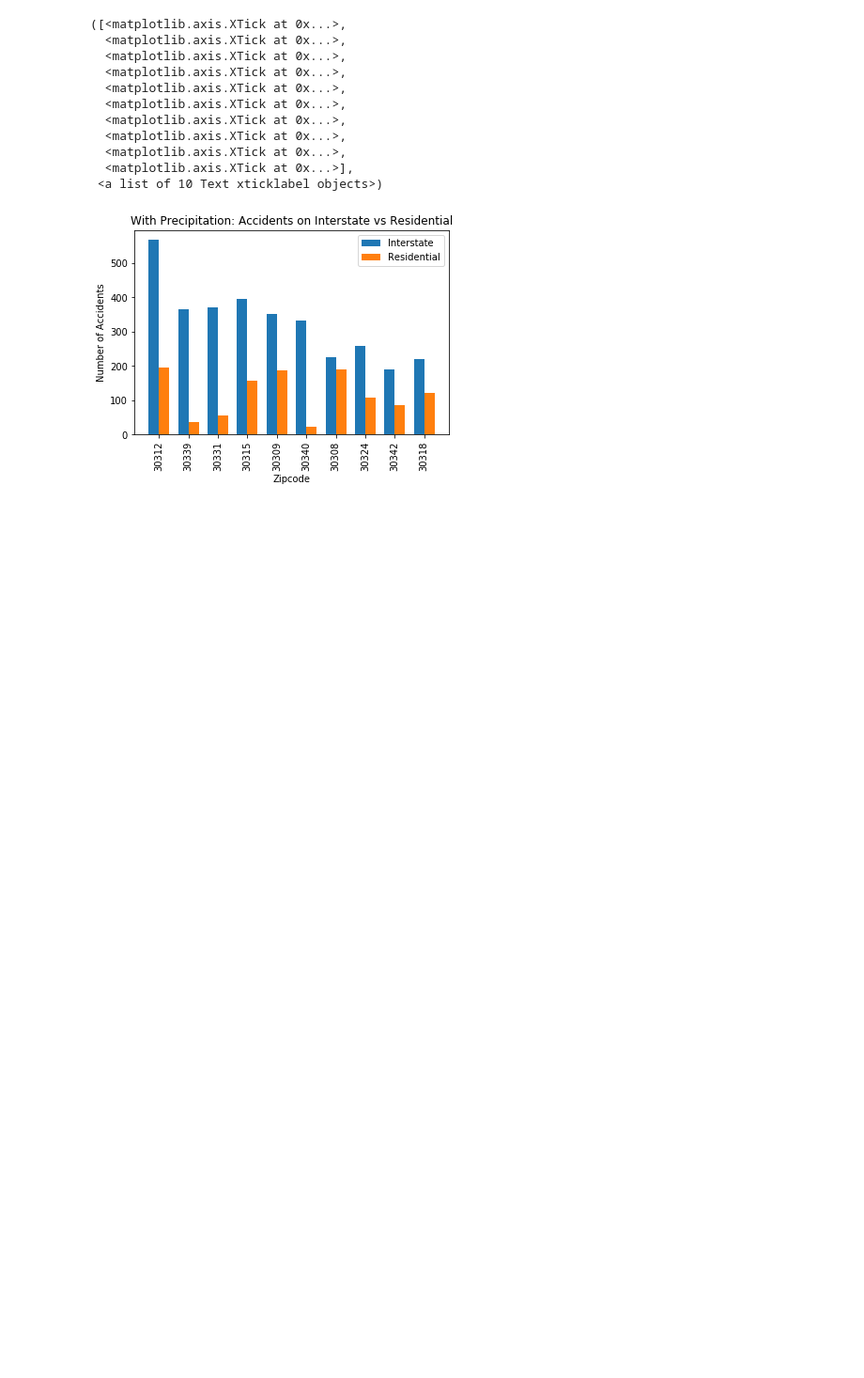
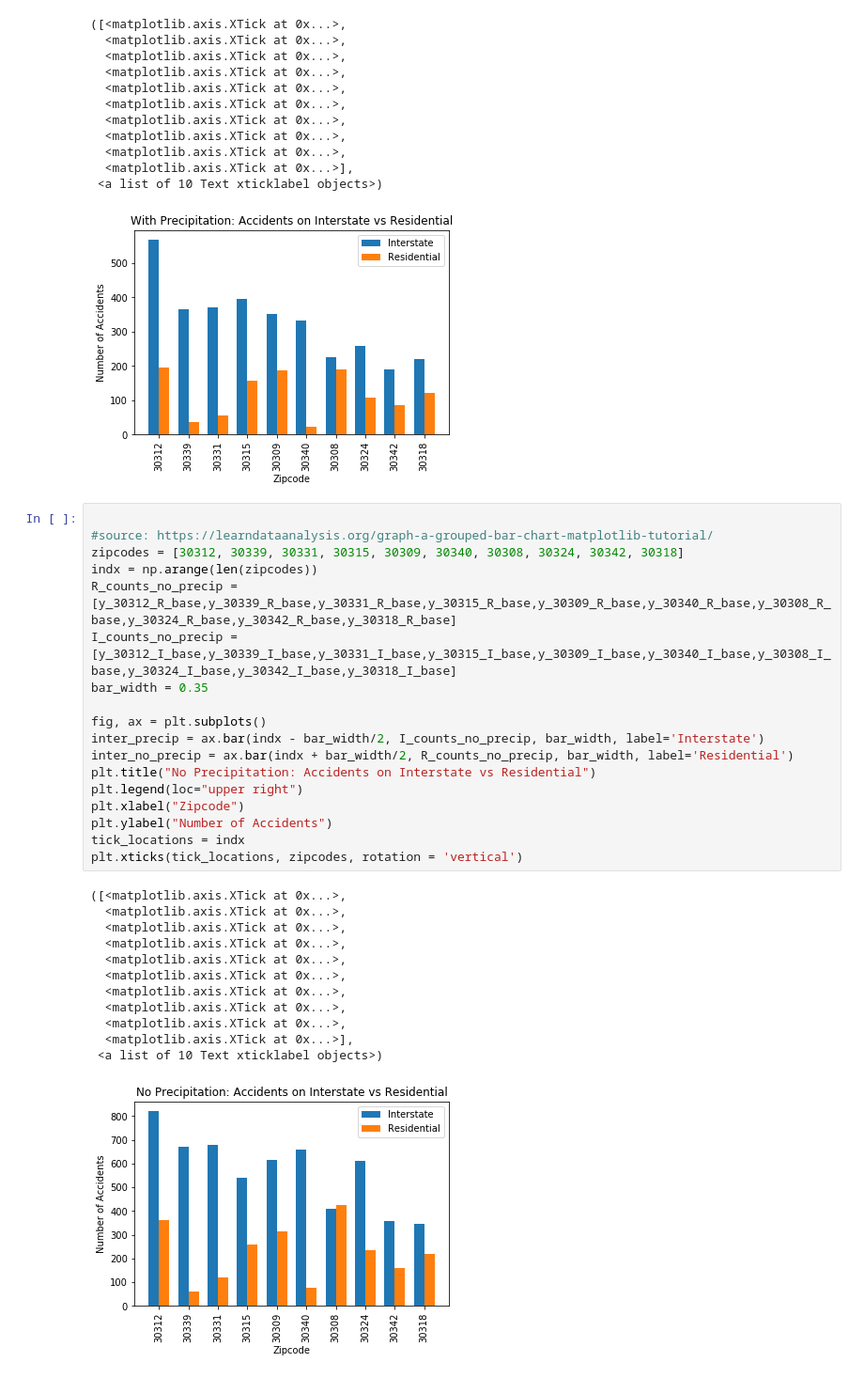
Before and after one commit to alexcaughman/iteration_station, a Jupyter notebook: Analysis_AP_7_4_20.ipynb, the cells around one changed output. Shown at 94% size. Saved outputs shown, nothing was run; the diff lists cells and outputs as text; blank space fills up the shorter version.

Commit message:
Update to interstate vs residential

```diff
--- a/Analysis_AP_7_4_20.ipynb
+++ b/Analysis_AP_7_4_20.ipynb
@@ -536,3 +534,34 @@ plt.xticks(tick_locations, zipcodes, rotation = 'vertical')
   <matplotlib.axis.XTick at 0x...>],
  <a list of 10 Text xticklabel objects>)
 [figure]
+# %%
+
+#source: https://learndataanalysis.org/graph-a-grouped-bar-chart-matplotlib-tutorial/
+zipcodes = [30312, 30339, 30331, 30315, 30309, 30340, 30308, 30324, 30342, 30318]
+indx = np.arange(len(zipcodes))
+R_counts_no_precip = [y_30312_R_base,y_30339_R_base,y_30331_R_base,y_30315_R_base,y_30309_R_base,y_30340_R_base,y_30308_R_base,y_30324_R_base,y_30342_R_base,y_30318_R_base]
+I_counts_no_precip = [y_30312_I_base,y_30339_I_base,y_30331_I_base,y_30315_I_base,y_30309_I_base,y_30340_I_base,y_30308_I_base,y_30324_I_base,y_30342_I_base,y_30318_I_base]
+bar_width = 0.35
+
+fig, ax = plt.subplots()
+inter_precip = ax.bar(indx - bar_width/2, I_counts_no_precip, bar_width, label='Interstate')
+inter_no_precip = ax.bar(indx + bar_width/2, R_counts_no_precip, bar_width, label='Residential')
+plt.title("No Precipitation: Accidents on Interstate vs Residential")
+plt.legend(loc="upper right")
+plt.xlabel("Zipcode")
+plt.ylabel("Number of Accidents")
+tick_locations = indx
+plt.xticks(tick_locations, zipcodes, rotation = 'vertical')
+# %% [output]
+([<matplotlib.axis.XTick at 0x...>,
+  <matplotlib.axis.XTick at 0x...>,
+  <matplotlib.axis.XTick at 0x...>,
+  <matplotlib.axis.XTick at 0x...>,
+  <matplotlib.axis.XTick at 0x...>,
+  <matplotlib.axis.XTick at 0x...>,
+  <matplotlib.axis.XTick at 0x...>,
+  <matplotlib.axis.XTick at 0x...>,
+  <matplotlib.axis.XTick at 0x...>,
+  <matplotlib.axis.XTick at 0x...>],
+ <a list of 10 Text xticklabel objects>)
+[figure, added]
```
Also changed, not shown: parts of 3 cells of this notebook.
